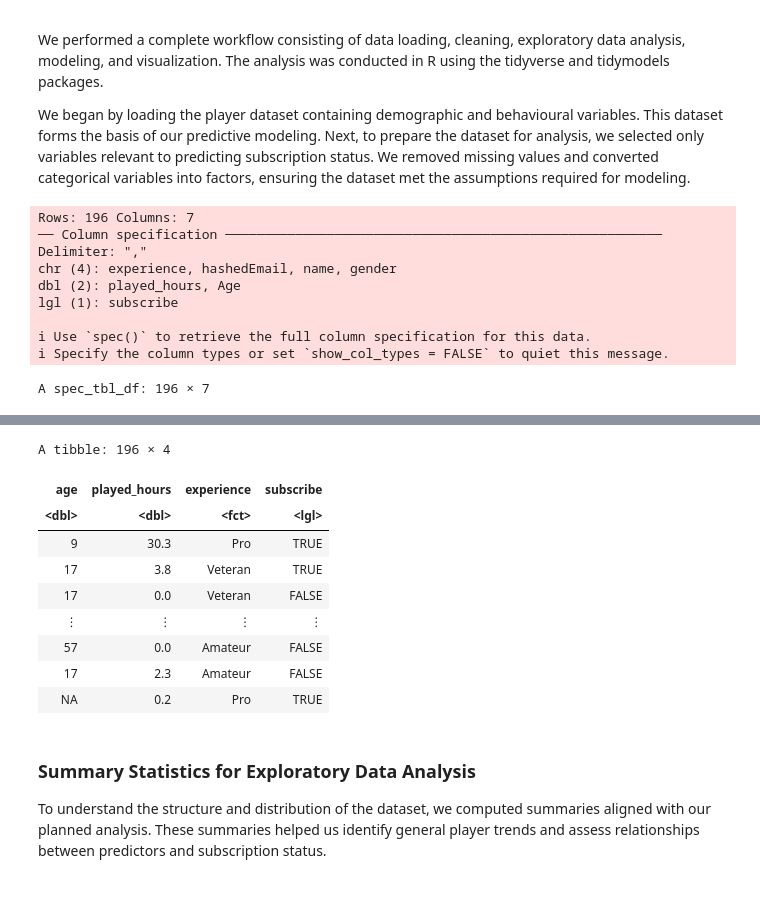
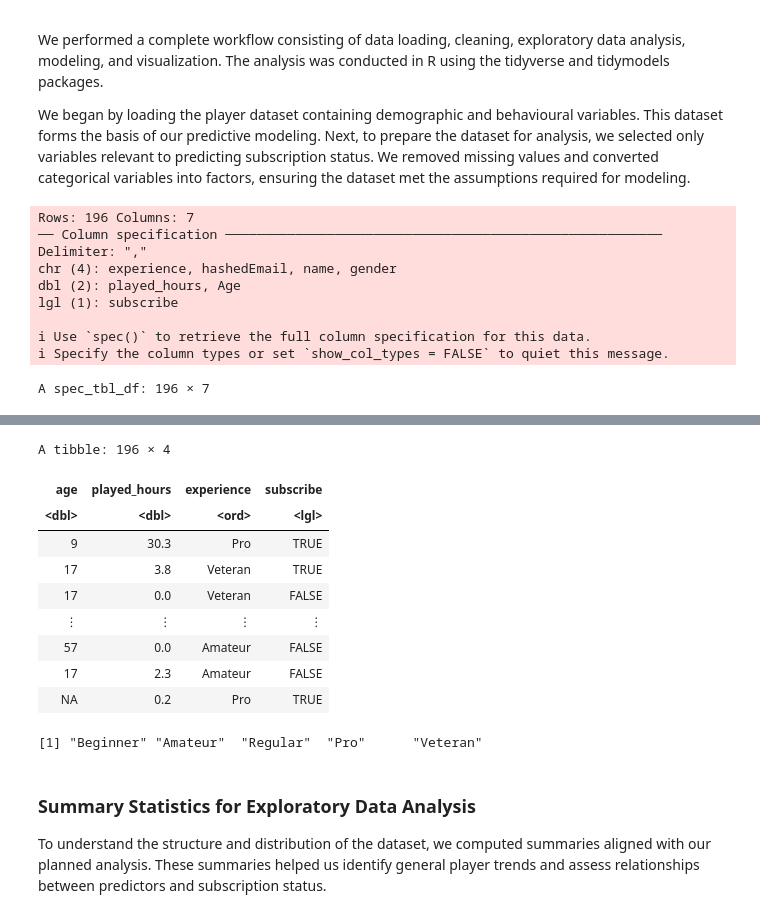
Before and after one commit to uugeneb/DSCI100-Project, a Jupyter notebook: DSCI_GROUP_PROJECT.ipynb, the cells around one changed output, grey strips where cells are left out. Saved outputs shown, nothing was run; the diff lists cells and outputs as text; code cells hidden in the pictures.

```diff
--- a/DSCI_GROUP_PROJECT.ipynb
+++ b/DSCI_GROUP_PROJECT.ipynb
@@ -35,35 +35,36 @@ players
 
 players <- players |>
   mutate(
-    experience = as.factor(experience),
+    experience = factor(experience, levels = c("Beginner", "Amateur", "Regular", "Pro", "Veteran"), ordered = TRUE),
     gender = as.factor(gender))
+
 players_wrangled <- players |>
     rename(age = Age, hashed_email = hashedEmail) |>
     select(age, played_hours, experience, subscribe)
 players_wrangled
 # %% [output]
 Rows: 196 Columns: 7
 ── Column specification ────────────────────────────────────────────────────────
 Delimiter: ","
 chr (4): experience, hashedEmail, name, gender
 dbl (2): played_hours, Age
 lgl (1): subscribe
 
 ℹ Use `spec()` to retrieve the full column specification for this data.
 ℹ Specify the column types or set `show_col_types = FALSE` to quiet this message.
 A spec_tbl_df: 196 × 7
 | experience | subscribe | hashedEmail | played_hours | name | gender | Age |
 | <chr> | <lgl> | <chr> | <dbl> | <chr> | <chr> | <dbl> |
 | Pro | TRUE | f6daba428a5e19a3d47574858c1355049... | 30.3 | Morgan | Male | 9 |
 | Veteran | TRUE | f3c813577c458ba0dfef80996f8f32c93... | 3.8 | Christian | Male | 17 |
 | Veteran | FALSE | b674dd7ee0d24096d1c019615ce4d12b2... | 0.0 | Blake | Male | 17 |
 | ⋮ | ⋮ | ⋮ | ⋮ | ⋮ | ⋮ | ⋮ |
 | Amateur | FALSE | d572f391d452b76ea2d7e5e53a3d38bfd... | 0.0 | Dylan | Prefer not to say | 57 |
 | Amateur | FALSE | f19e136ddde68f365afc860c725ccff54... | 2.3 | Harlow | Male | 17 |
 | Pro | TRUE | d9473710057f7d42f36570f0be83817a4... | 0.2 | Ahmed | Other | NA |
 A tibble: 196 × 4
 | age | played_hours | experience | subscribe |
-| <dbl> | <dbl> | <fct> | <lgl> |
+| <dbl> | <dbl> | <ord> | <lgl> |
 | 9 | 30.3 | Pro | TRUE |
 | 17 | 3.8 | Veteran | TRUE |
 | 17 | 0.0 | Veteran | FALSE |
@@ -71,6 +72,7 @@ A tibble: 196 × 4
 | 57 | 0.0 | Amateur | FALSE |
 | 17 | 2.3 | Amateur | FALSE |
 | NA | 0.2 | Pro | TRUE |
+[1] "Beginner" "Amateur"  "Regular"  "Pro"      "Veteran"
 # %% [markdown]
 ### Summary Statistics for Exploratory Data Analysis
 
```
Also changed, not shown: parts of 6 cells of this notebook.
